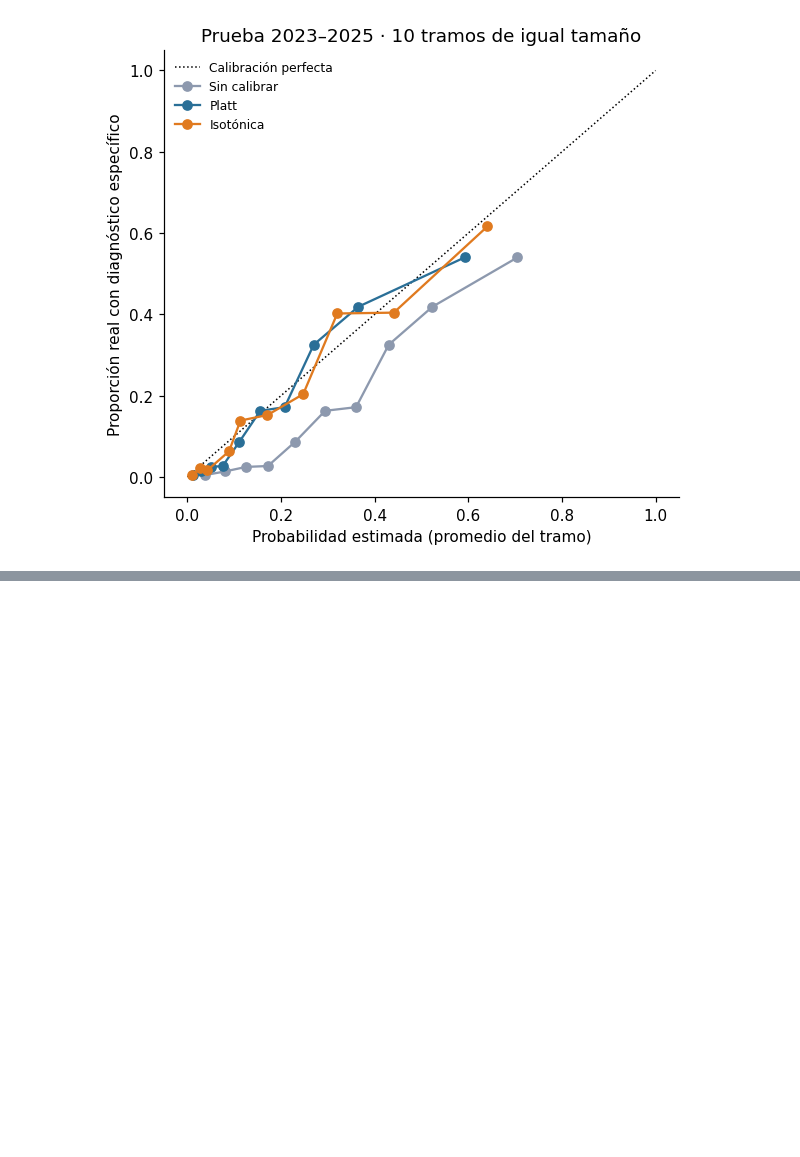
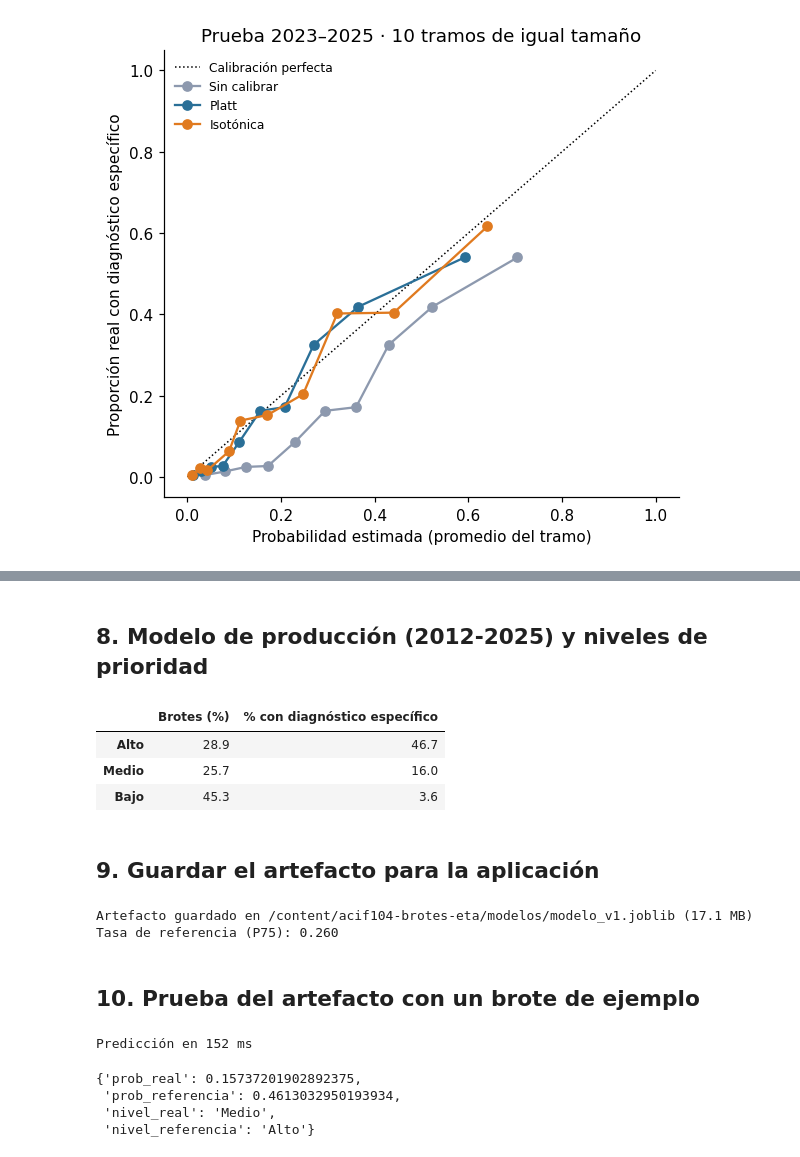
Before and after one commit to FranciscoLopez27/acif104-brotes-eta, a Jupyter notebook: notebooks/04_calibracion_y_modelo_final.ipynb, the cells around one changed output, grey strips where cells are left out. Drawn from its saved outputs; the diff is of its cells as text; code cells hidden in the pictures; blank space fills up the shorter version.

```diff
--- a/notebooks/04_calibracion_y_modelo_final.ipynb
+++ b/notebooks/04_calibracion_y_modelo_final.ipynb
@@ -129,0 +159,63 @@ guardar(fig, "fig_calibracion.png")
+# %% [markdown]
+## 8. Modelo de producción (2012-2025) y niveles de prioridad
+# %%
+part_prod=D.particionar(datos, fin_entrenamiento=2025, fin_validacion=2025)
+rf_prod, cod_prod=PR.entrenar_rf(part_prod)
+NIVELES={"alto": round(umbral_prod, 3), "medio": 0.10}
+cortes=[0, NIVELES["medio"], NIVELES["alto"], 1]
+dist=(pd.cut(pc_oof7, cortes, right=False, labels=["Bajo", "Medio", "Alto"]).value_counts().sort_index(ascending=False))
+resumen_niveles = pd.DataFrame({
+    "Brotes (%)": (dist / len(pc_oof7) * 100).round(1),
+    "% con diagnóstico específico": [100 * y_oof7[(pc_oof7 >= lo) & (pc_oof7 < hi)].mean()
+                                     for lo, hi in [(cortes[2], 1.01), (cortes[1], cortes[2]), (0, cortes[1])]]})
+guardar_tabla(resumen_niveles, "04_niveles_prioridad")
+resumen_niveles.round(1)
+# %% [output]
+|  | Brotes (%) | % con diagnóstico específico |
+| Alto | 28.9 | 46.7 |
+| Medio | 25.7 | 16.0 |
+| Bajo | 45.3 | 3.6 |
+# %% [markdown]
+## 9. Guardar el artefacto para la aplicación
+# %%
+# incluye 2011, solo para las tasas
+datos_hist=D.preparar(D.cargar(), desde=2011)
+metricas_vc=E.metricas(y_oof7, pc_oof7, umbral_prod)
+artefacto={
+    "version": "1.0",
+    "fecha_entrenamiento": pd.Timestamp.today().strftime("%Y-%m-%d"),
+    "anios_entrenamiento": "2012–2025",
+    "modelo": rf_prod, "codificador": cod_prod, "calibrador": cal_prod,
+    "umbral": umbral_prod, "niveles": NIVELES,
+    "referencia_tasa": float(np.percentile(part_prod["tr"]["tasa_hist_region"], 75)),
+    "tasas": PR.tasa_para_anio(datos_hist, 2026),
+    "catalogos": PR.catalogos(datos),
+    "metricas_vc": {"auc_pr": float(metricas_vc["AUC-PR"]), "brier": float(metricas_vc["Brier"])},
+}
+ruta=PR.guardar_artefacto(artefacto)
+print(f"Artefacto guardado en {ruta} ({ruta.stat().st_size / 1e6:.1f} MB)")
+print(f"Tasa de referencia (P75): {artefacto['referencia_tasa']:.3f}")
+# %% [output]
+Artefacto guardado en /content/acif104-brotes-eta/modelos/modelo_v1.joblib (17.1 MB)
+Tasa de referencia (P75): 0.260
+# %% [markdown]
+## 10. Prueba del artefacto con un brote de ejemplo
+# %%
+art=PR.cargar_artefacto()
+alim=art["catalogos"]["alimentos"]
+fila_alim=alim[alim["Grupo Alimento Sospechoso"].str.startswith("Huevos")].iloc[0]
+ejemplo={"fecha_notificacion": "2026-01-14", "fecha_ingestion": "2026-01-10", "incubacion": 1, "region": "Del bíobío", "comuna": "Concepción",
+           "local_elaboracion": art["catalogos"]["local_elaboracion"][0],
+           "local_consumo": art["catalogos"]["local_consumo"][0],
+           "grandes_grupos": fila_alim.iloc[0], "grupo": fila_alim.iloc[1],
+           "subagrupacion": fila_alim.iloc[2], "alimento": fila_alim.iloc[3]}
+t0=time.perf_counter()
+resultado=PR.predecir(PR.preparar_brote(ejemplo, art), art)
+print(f"Predicción en {1000 * (time.perf_counter()-t0):.0f} ms")
+resultado
+# %% [output]
+Predicción en 152 ms
+{'prob_real': 0.15737201902892375,
+ 'prob_referencia': 0.4613032950193934,
+ 'nivel_real': 'Medio',
+ 'nivel_referencia': 'Alto'}
```
Also changed, not shown: parts of 7 cells of this notebook.
